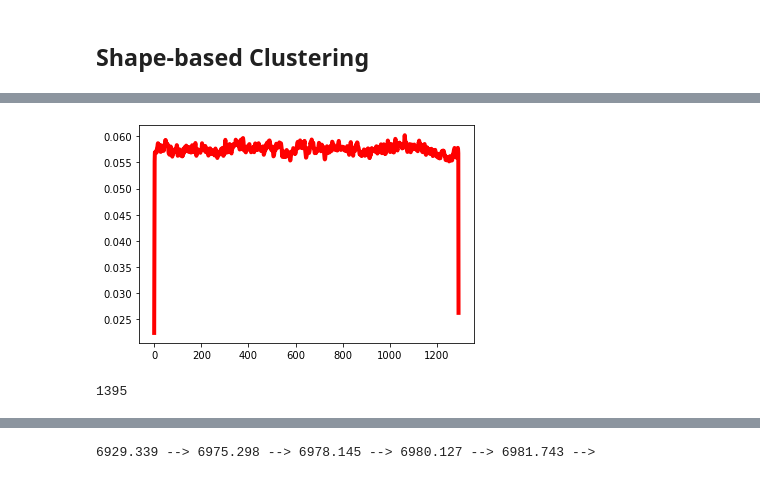
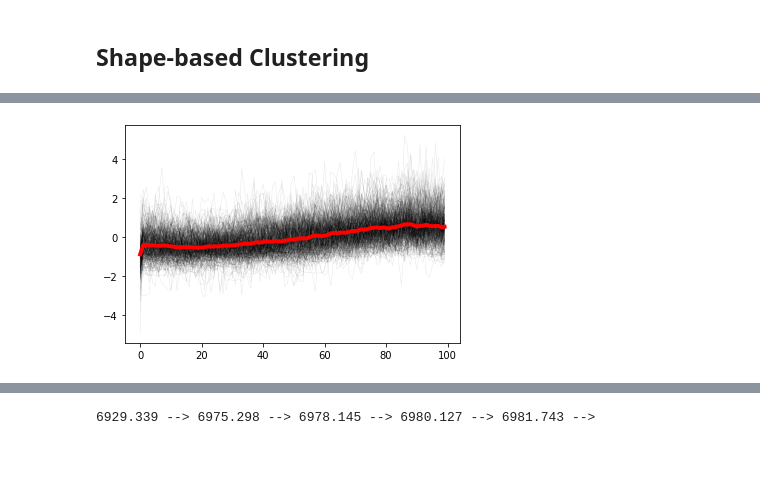
Before and after one commit to cri98li/Data-Mining-2-Project-ts-classification, a Jupyter notebook: Fase 3.ipynb, the cells around one changed output, grey strips where cells are left out. Drawn from its saved outputs; the diff is of its cells as text; code cells hidden in the pictures.

Commit message:
Prove clustering e motif

```diff
--- a/Fase 3.ipynb
+++ b/Fase 3.ipynb
@@ -235,7 +237,7 @@ df_classical = df[df.index.isin(indici_classical)]
 df_classical = df_classical.dropna()
 df_other = df[df.index.isin(indici_other)]
 df_other = df_other.dropna()
-df_unito = df_rock[3000:4000].append(df_classical)
+df_unito = df_rock[5000:6212].append(df_classical)
 #df_unito = df_rock.append(df_classical)
 # %%
 print("df_rock: ", df_rock.shape)
@@ -271,9 +274,11 @@ from sklearn.metrics import silhouette_score
 #X = df_unito_appr.values
 #X = df_rock.values
 #X = df_artist
-X = df_unito
+X = df_unito.values
+paa = PiecewiseAggregateApproximation(n_segments=100)
+X_paa = paa.fit_transform(X)
 # %%
-n_clusters=3
+n_clusters=5
 km = TimeSeriesKMeans(n_clusters=n_clusters, metric="euclidean", max_iter=50, random_state=0, n_jobs=-1, verbose=True)
-km.fit(X)
+km.fit(X_paa)
 # %% [output]
@@ -313,13 +353,9 @@ for i in range(n_clusters):
 # %%
-#plt.plot(X[np.where(km.labels_ == 1)[0]].T.squeeze(), c='black', alpha=0.09, linewidth=0.5)
+plt.plot(X_paa[np.where(km.labels_ == 1)[0]].T.squeeze(), c='black', alpha=0.09, linewidth=0.5)
 plt.plot(np.squeeze(km.cluster_centers_[1]).T, linewidth=4, c="r")
 plt.show()
 # %% [output]
-[figure, old version]
+[figure, new version]
-# %%
-len(np.where(km.labels_ == 1)[0])
-# %% [output]
-1395
 # %%
 #X = df_rock
 #X = df_unito_appr
```
Also changed, not shown: parts of 60 cells of this notebook, 1 other file.
